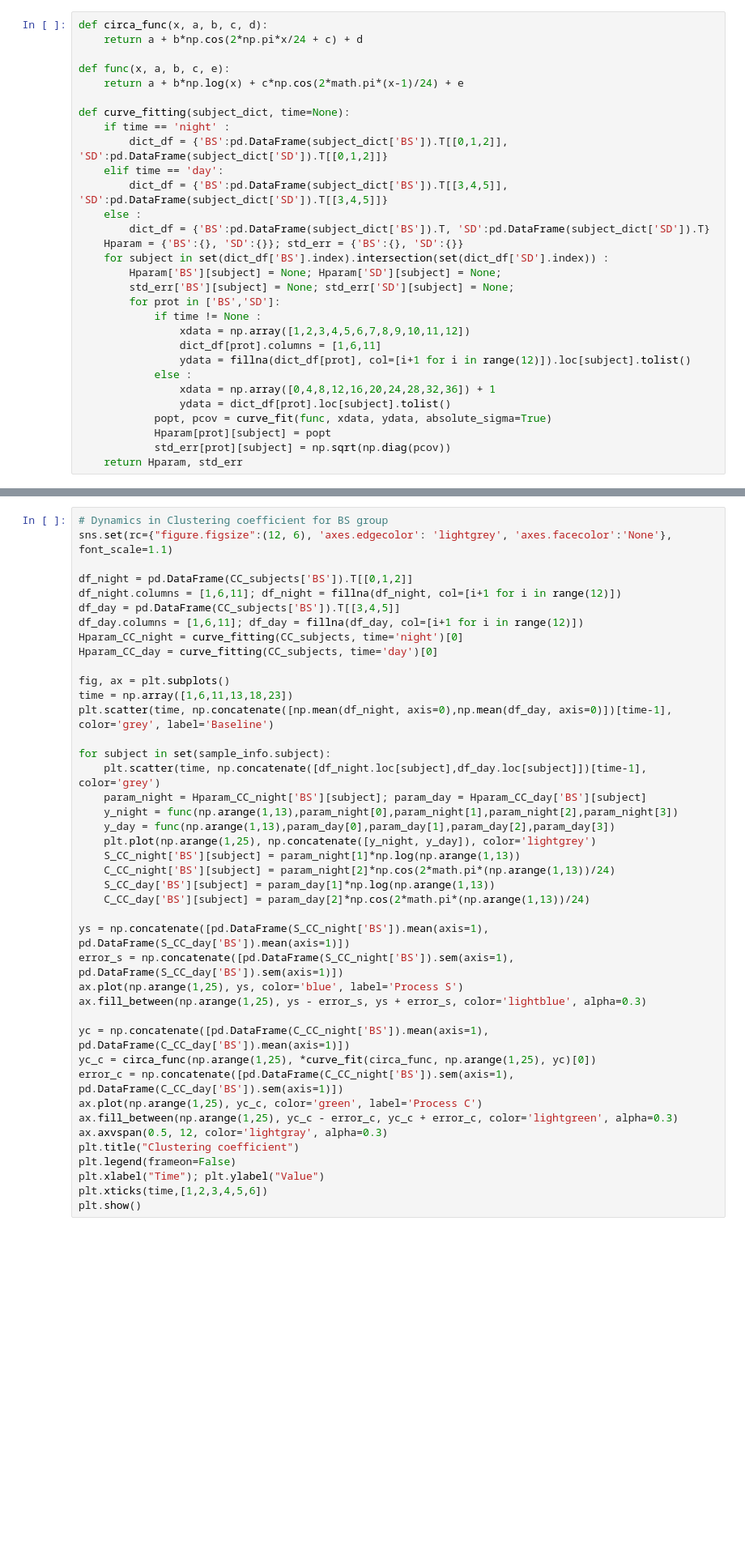
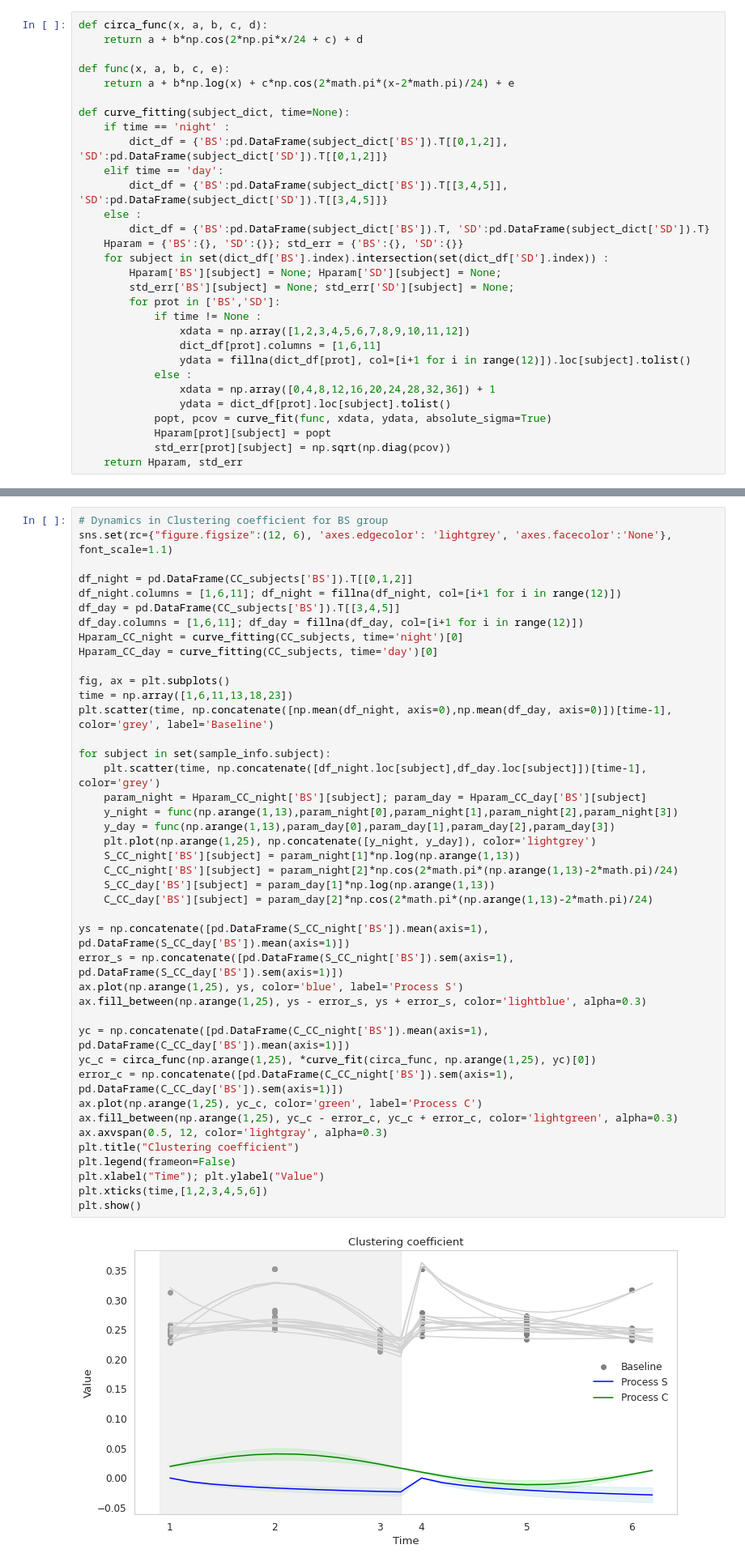
Before and after one commit to BISL-jypark/dynamics-in-sleep, a Jupyter notebook: src/sleep-deprivation-study.ipynb, the cells around one changed output, grey strips where cells are left out. Shown: that part at 81% size. Drawn from its saved outputs; the diff is of its cells as text; blank space fills up the shorter version.

Commit message:
save figures

```diff
--- a/src/sleep-deprivation-study.ipynb
+++ b/src/sleep-deprivation-study.ipynb
@@ -585,7 +586,7 @@ def circa_func(x, a, b, c, d):
     return a + b*np.cos(2*np.pi*x/24 + c) + d
 
 def func(x, a, b, c, e):
-    return a + b*np.log(x) + c*np.cos(2*math.pi*(x-1)/24) + e
+    return a + b*np.log(x) + c*np.cos(2*math.pi*(x-2*math.pi)/24) + e
 
 def curve_fitting(subject_dict, time=None):
     if time == 'night' :
@@ -630,35 +631,37 @@ Hparam_CC_day = curve_fitting(CC_subjects, time='day')[0]
 
 fig, ax = plt.subplots()
 time = np.array([1,6,11,13,18,23])
 plt.scatter(time, np.concatenate([np.mean(df_night, axis=0),np.mean(df_day, axis=0)])[time-1], color='grey', label='Baseline')
 
 for subject in set(sample_info.subject):
     plt.scatter(time, np.concatenate([df_night.loc[subject],df_day.loc[subject]])[time-1], color='grey')
     param_night = Hparam_CC_night['BS'][subject]; param_day = Hparam_CC_day['BS'][subject]
     y_night = func(np.arange(1,13),param_night[0],param_night[1],param_night[2],param_night[3])
     y_day = func(np.arange(1,13),param_day[0],param_day[1],param_day[2],param_day[3])
     plt.plot(np.arange(1,25), np.concatenate([y_night, y_day]), color='lightgrey')
     S_CC_night['BS'][subject] = param_night[1]*np.log(np.arange(1,13))
-    C_CC_night['BS'][subject] = param_night[2]*np.cos(2*math.pi*(np.arange(1,13))/24)
+    C_CC_night['BS'][subject] = param_night[2]*np.cos(2*math.pi*(np.arange(1,13)-2*math.pi)/24)
     S_CC_day['BS'][subject] = param_day[1]*np.log(np.arange(1,13))
-    C_CC_day['BS'][subject] = param_day[2]*np.cos(2*math.pi*(np.arange(1,13))/24)
+    C_CC_day['BS'][subject] = param_day[2]*np.cos(2*math.pi*(np.arange(1,13)-2*math.pi)/24)
 
 ys = np.concatenate([pd.DataFrame(S_CC_night['BS']).mean(axis=1), pd.DataFrame(S_CC_day['BS']).mean(axis=1)])
 error_s = np.concatenate([pd.DataFrame(S_CC_night['BS']).sem(axis=1), pd.DataFrame(S_CC_day['BS']).sem(axis=1)])
 ax.plot(np.arange(1,25), ys, color='blue', label='Process S')
 ax.fill_between(np.arange(1,25), ys - error_s, ys + error_s, color='lightblue', alpha=0.3)
 
 yc = np.concatenate([pd.DataFrame(C_CC_night['BS']).mean(axis=1), pd.DataFrame(C_CC_day['BS']).mean(axis=1)])
 yc_c = circa_func(np.arange(1,25), *curve_fit(circa_func, np.arange(1,25), yc)[0])
 error_c = np.concatenate([pd.DataFrame(C_CC_night['BS']).sem(axis=1), pd.DataFrame(C_CC_day['BS']).sem(axis=1)])
 ax.plot(np.arange(1,25), yc_c, color='green', label='Process C')
 ax.fill_between(np.arange(1,25), yc_c - error_c, yc_c + error_c, color='lightgreen', alpha=0.3)
 ax.axvspan(0.5, 12, color='lightgray', alpha=0.3)
 plt.title("Clustering coefficient")
 plt.legend(frameon=False)
 plt.xlabel("Time"); plt.ylabel("Value")
 plt.xticks(time,[1,2,3,4,5,6])
 plt.show()
+# %% [output]
+[figure, added]
 # %%
 # Dynamics in Clustering coefficient for SD group
 sns.set(rc={"figure.figsize":(12, 6), 'axes.edgecolor': 'lightgrey', 'axes.facecolor':'None'}, font_scale=1.1)
```
Also changed, not shown: parts of 5 cells of this notebook, 13 other files.
